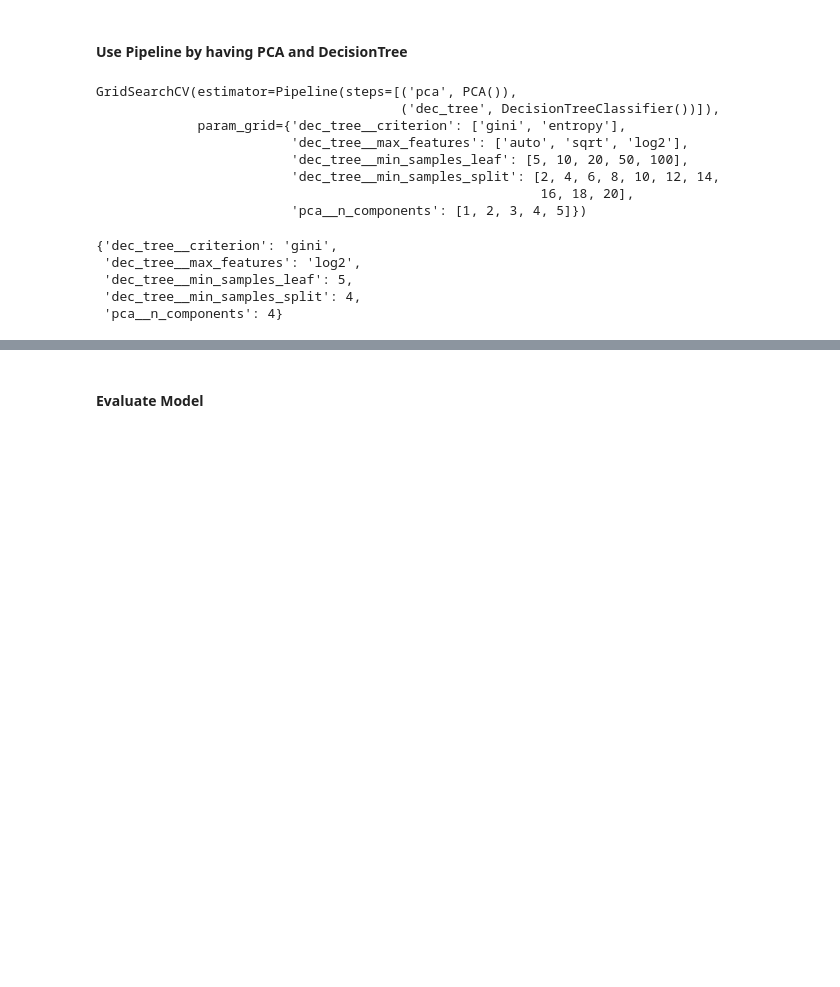
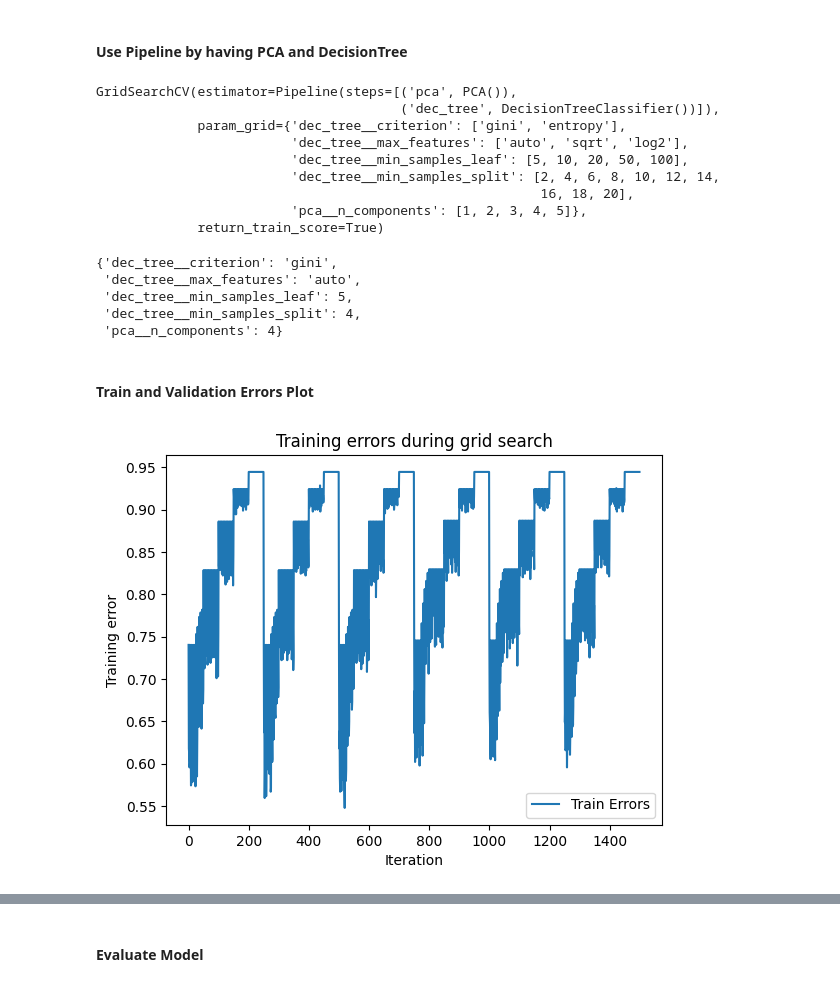
Before and after one commit to Mario760/ten52-Proj, a Jupyter notebook: DecisionTree.ipynb, the cells around one changed output, grey strips where cells are left out. Saved outputs shown, nothing was run; the diff lists cells and outputs as text; code cells hidden in the pictures; blank space fills up the shorter version.

Commit message:
Add errors plots and fixed some bugs pointed by Lorreta
Add errors plots and fixed some bugs pointed by Lorreta

```diff
--- a/DecisionTree.ipynb
+++ b/DecisionTree.ipynb
@@ -53,7 +53,7 @@ parameters = dict(pca__n_components=n_components,
                   dec_tree__min_samples_split=min_samples_split,
                   dec_tree__max_features=max_features)
 # %%
-clf_GS = GridSearchCV(pipe, parameters)
+clf_GS = GridSearchCV(pipe, parameters,return_train_score=True)
 clf_GS.fit(X_train, y_train.astype(int))
 # %% [output]
 GridSearchCV(estimator=Pipeline(steps=[('pca', PCA()),
@@ -63,12 +63,25 @@ GridSearchCV(estimator=Pipeline(steps=[('pca', PCA()),
                          'dec_tree__min_samples_leaf': [5, 10, 20, 50, 100],
                          'dec_tree__min_samples_split': [2, 4, 6, 8, 10, 12, 14,
                                                          16, 18, 20],
-                         'pca__n_components': [1, 2, 3, 4, 5]})
+                         'pca__n_components': [1, 2, 3, 4, 5]},
+             return_train_score=True)
 # %%
 clf_GS.best_params_
 # %% [output]
 {'dec_tree__criterion': 'gini',
- 'dec_tree__max_features': 'log2',
+ 'dec_tree__max_features': 'auto',
  'dec_tree__min_samples_leaf': 5,
  'dec_tree__min_samples_split': 4,
  'pca__n_components': 4}
+# %% [markdown]
+#### Train and Validation Errors Plot
+# %%
+train_errors = 1 - clf_GS.cv_results_['mean_train_score']
+plt.plot(train_errors, label='Train Errors')
+plt.xlabel('Iteration')
+plt.ylabel('Training error')
+plt.title('Training errors during grid search')
+plt.legend()
+plt.show()
+# %% [output]
+[figure, added]
```
Also changed, not shown: parts of 1 cell of this notebook, 3 other files.
